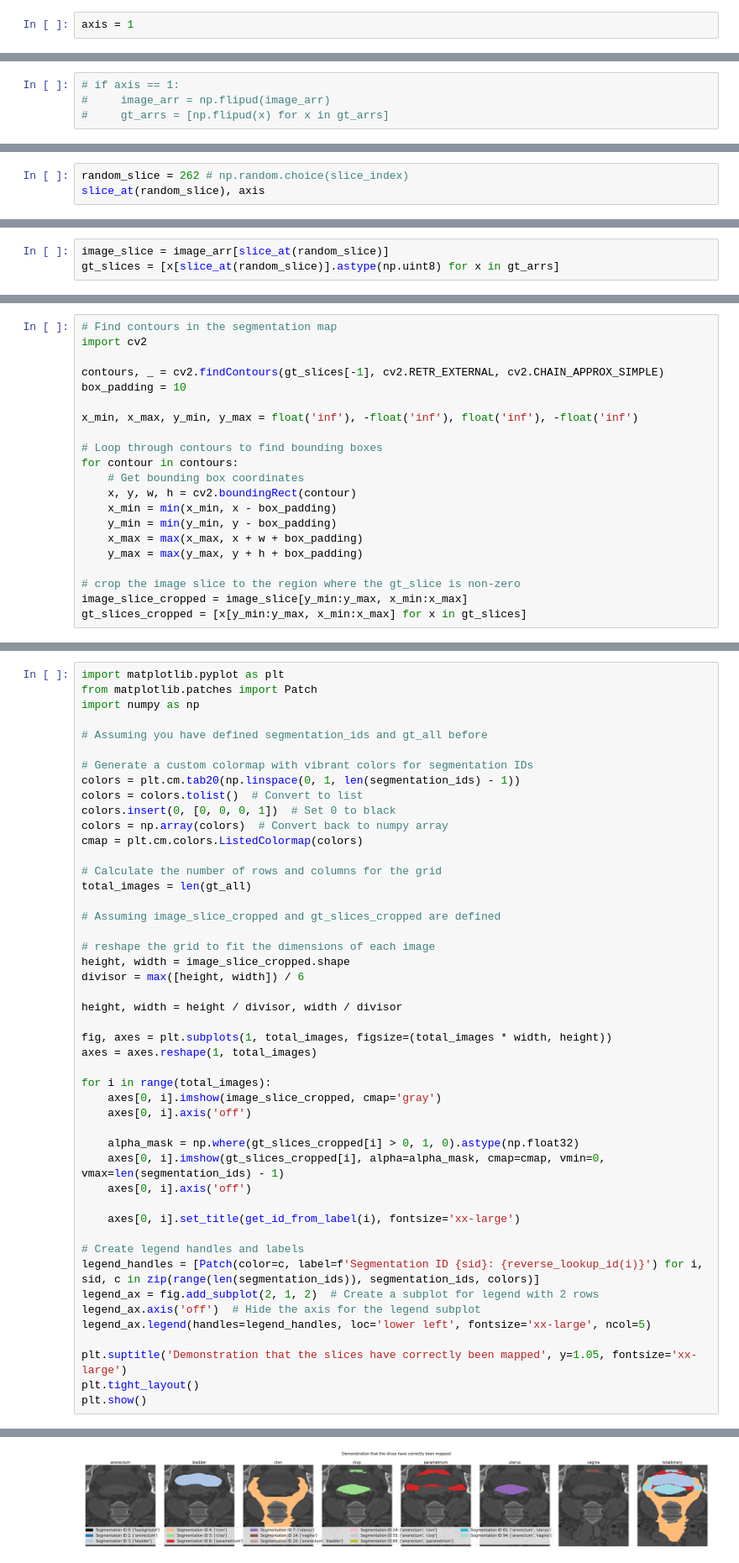
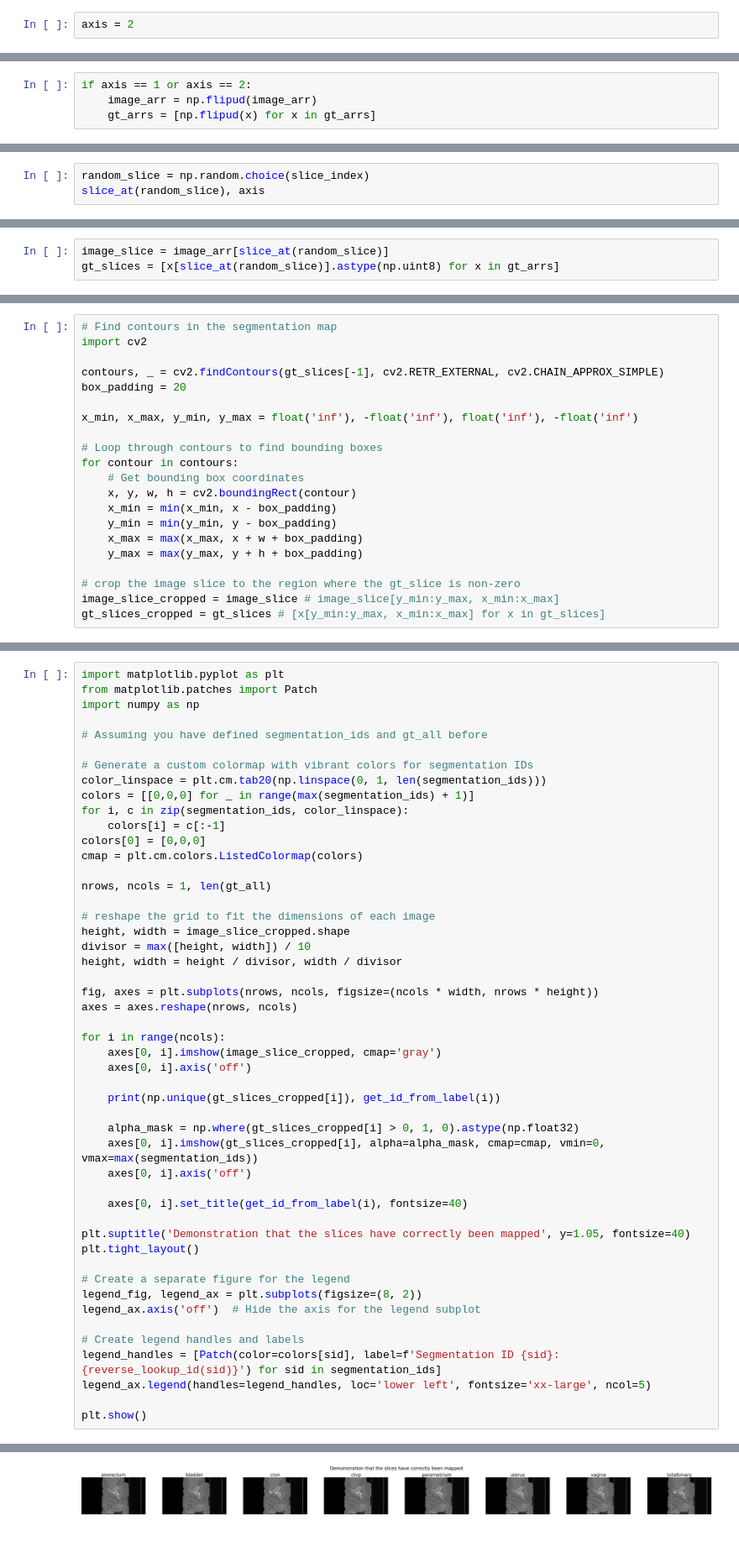
Before and after one commit to avzh1/radiotherapy, a Jupyter notebook: research/source/code/nnUNet/3_gt_engineering/0.1_check_if_worked.ipynb, the cells around one changed output, grey strips where cells are left out. Shown: that part at 84% size. Saved outputs shown, nothing was run; the diff lists cells and outputs as text; blank space fills up the shorter version.

Commit message:
legend of plotting of checking fixed (vmax fix)

```diff
--- a/research/source/code/nnUNet/3_gt_engineering/0.1_check_if_worked.ipynb
+++ b/research/source/code/nnUNet/3_gt_engineering/0.1_check_if_worked.ipynb
@@ -75,7 +75,7 @@ assert get_id_from_label(7) == 'totalbinary'
 # %% [markdown]
 ## Read in the image, disaply each slice along an axis
 # %%
-axis = 1
+axis = 2
 # %%
 import numpy as np
 import SimpleITK as sitk
@@ -86,9 +86,9 @@ gt_arrs = [ (i + 1 if i != 7 else 1) * sitk.GetArrayFromImage(sitk.ReadImage(x))
 # %% [output]
 ['/vol/biomedic3/bglocker/ugproj2324/az620/radiotherapy/data/nnUNet_raw/Dataset001_Anorectum/labelsTr/zzAMLART_001.nii.gz', '/vol/biomedic3/bglocker/ugproj2324/az620/radiotherapy/data/nnUNet_raw/Datas ...
 # %%
-# if axis == 1:
-#     image_arr = np.flipud(image_arr)
-#     gt_arrs = [np.flipud(x) for x in gt_arrs]
+if axis == 1 or axis == 2:
+    image_arr = np.flipud(image_arr)
+    gt_arrs = [np.flipud(x) for x in gt_arrs]
 # %%
 def slice_at(slice_id, axis=axis):
     slices = [slice(None)] * 3
@@ -113,4 +113,4 @@ print(slice_index)
 # %%
-random_slice = 262 # np.random.choice(slice_index)
+random_slice = np.random.choice(slice_index)
 slice_at(random_slice), axis
 # %% [output]
@@ -140,7 +140,7 @@ for i,x in enumerate(gt_slices):
 import cv2
 
 contours, _ = cv2.findContours(gt_slices[-1], cv2.RETR_EXTERNAL, cv2.CHAIN_APPROX_SIMPLE)
-box_padding = 10
+box_padding = 20
 
 x_min, x_max, y_min, y_max = float('inf'), -float('inf'), float('inf'), -float('inf')
 
@@ -154,5 +154,5 @@ for contour in contours:
     y_max = max(y_max, y + h + box_padding)
 
 # crop the image slice to the region where the gt_slice is non-zero
-image_slice_cropped = image_slice[y_min:y_max, x_min:x_max]
-gt_slices_cropped = [x[y_min:y_max, x_min:x_max] for x in gt_slices]
+image_slice_cropped = image_slice # image_slice[y_min:y_max, x_min:x_max]
+gt_slices_cropped = gt_slices # [x[y_min:y_max, x_min:x_max] for x in gt_slices]
@@ -164,43 +182,45 @@ import numpy as np
 # Assuming you have defined segmentation_ids and gt_all before
 
 # Generate a custom colormap with vibrant colors for segmentation IDs
-colors = plt.cm.tab20(np.linspace(0, 1, len(segmentation_ids) - 1))
-colors = colors.tolist()  # Convert to list
-colors.insert(0, [0, 0, 0, 1])  # Set 0 to black
-colors = np.array(colors)  # Convert back to numpy array
+color_linspace = plt.cm.tab20(np.linspace(0, 1, len(segmentation_ids)))
+colors = [[0,0,0] for _ in range(max(segmentation_ids) + 1)]
+for i, c in zip(segmentation_ids, color_linspace):
+    colors[i] = c[:-1]
+colors[0] = [0,0,0]
 cmap = plt.cm.colors.ListedColormap(colors)
 
-# Calculate the number of rows and columns for the grid
-total_images = len(gt_all)
-
-# Assuming image_slice_cropped and gt_slices_cropped are defined
+nrows, ncols = 1, len(gt_all)
 
 # reshape the grid to fit the dimensions of each image
 height, width = image_slice_cropped.shape
-divisor = max([height, width]) / 6
-
+divisor = max([height, width]) / 10
 height, width = height / divisor, width / divisor
 
-fig, axes = plt.subplots(1, total_images, figsize=(total_images * width, height))
-axes = axes.reshape(1, total_images)
+fig, axes = plt.subplots(nrows, ncols, figsize=(ncols * width, nrows * height))
+axes = axes.reshape(nrows, ncols)
 
-for i in range(total_images):
+for i in range(ncols):
     axes[0, i].imshow(image_slice_cropped, cmap='gray')
     axes[0, i].axis('off')
 
+    print(np.unique(gt_slices_cropped[i]), get_id_from_label(i))
+
     alpha_mask = np.where(gt_slices_cropped[i] > 0, 1, 0).astype(np.float32)
-    axes[0, i].imshow(gt_slices_cropped[i], alpha=alpha_mask, cmap=cmap, vmin=0, vmax=len(segmentation_ids) - 1)
+    axes[0, i].imshow(gt_slices_cropped[i], alpha=alpha_mask, cmap=cmap, vmin=0, vmax=max(segmentation_ids))
     axes[0, i].axis('off')
 
-    axes[0, i].set_title(get_id_from_label(i), fontsize='xx-large')
+    axes[0, i].set_title(get_id_from_label(i), fontsize=40)
+
+plt.suptitle('Demonstration that the slices have correctly been mapped', y=1.05, fontsize=40)
+plt.tight_layout()
+
+# Create a separate figure for the legend
+legend_fig, legend_ax = plt.subplots(figsize=(8, 2))
+legend_ax.axis('off')  # Hide the axis for the legend subplot
 
 # Create legend handles and labels
-legend_handles = [Patch(color=c, label=f'Segmentation ID {sid}: {reverse_lookup_id(i)}') for i, sid, c in zip(range(len(segmentation_ids)), segmentation_ids, colors)]
-legend_ax = fig.add_subplot(2, 1, 2)  # Create a subplot for legend with 2 rows
-legend_ax.axis('off')  # Hide the axis for the legend subplot
+legend_handles = [Patch(color=colors[sid], label=f'Segmentation ID {sid}: {reverse_lookup_id(sid)}') for sid in segmentation_ids]
 legend_ax.legend(handles=legend_handles, loc='lower left', fontsize='xx-large', ncol=5)
 
-plt.suptitle('Demonstration that the slices have correctly been mapped', y=1.05, fontsize='xx-large')
-plt.tight_layout()
 plt.show()
 # %% [output]
@@ -207 +235 @@ plt.show()
-[figure, old version]
+[figure, new version]
```
Also changed, not shown: parts of 10 cells of this notebook, 11 other files.
